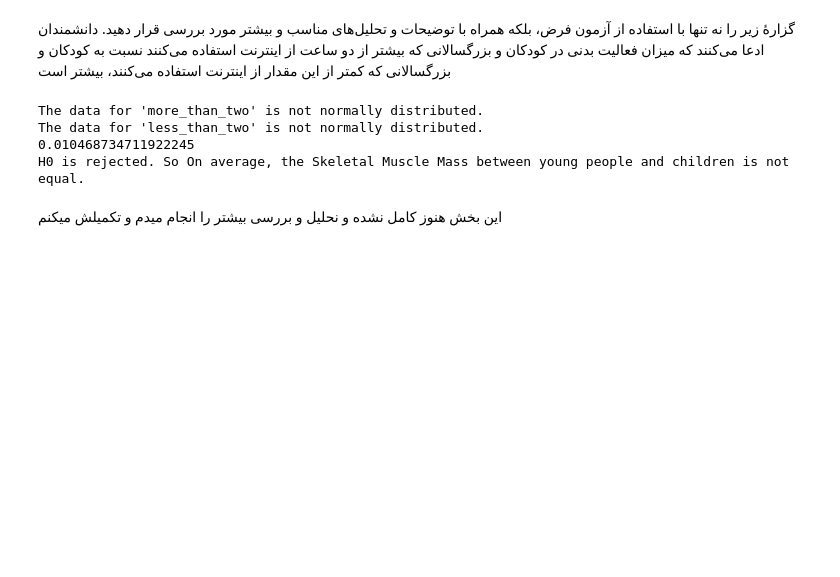
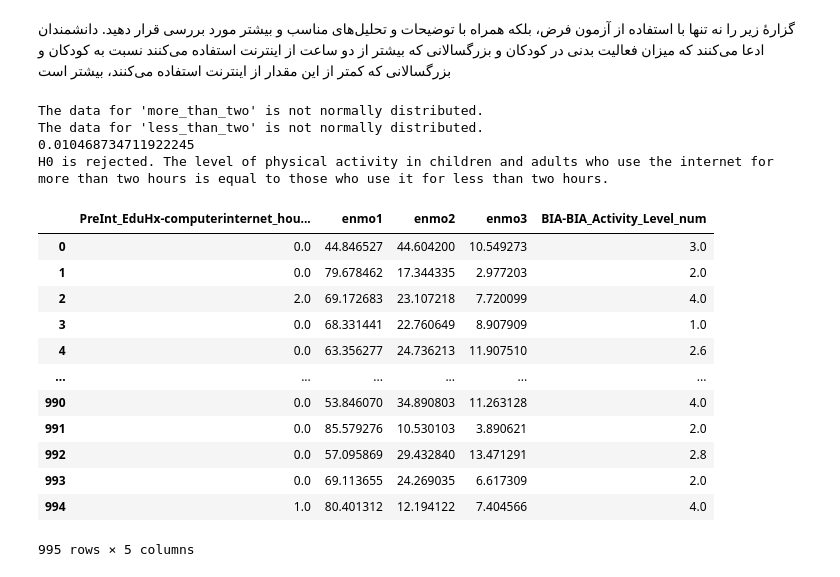
Before and after one commit to Ramtin-Karbaschi/BehaviorDetection_and_MobileMarketAnalysis, a Jupyter notebook: hypothesis_test.ipynb, the cells around one changed output. Saved outputs shown, nothing was run; the diff lists cells and outputs as text; code cells hidden in the pictures; blank space fills up the shorter version.

```diff
--- a/hypothesis_test.ipynb
+++ b/hypothesis_test.ipynb
@@ -161,15 +198,31 @@ else:
 
 stat_use, p_use = mannwhitneyu(more_than_two, less_than_two)
 print(p_use)
-
 if p_use< 0.05:
-  print('H0 is rejected. So On average, the Skeletal Muscle Mass between young people and children is not equal.')
+  print('H0 is rejected. The level of physical activity in children and adults who use the internet for more than two hours is equal to those who use it for less than two hours.')
 else:
-  print('H0 is correct and On average, the Skeletal Muscle Mass between young people and children is equal.')
+  print('H0 is correct and On average,The level of physical activity in children and adults who use the internet for more than two hours is not equal to those who use it for less than two hours.')
 # %% [output]
 The data for 'more_than_two' is not normally distributed.
 The data for 'less_than_two' is not normally distributed.
 0.010468734711922245
-H0 is rejected. So On average, the Skeletal Muscle Mass between young people and children is not equal.
+H0 is rejected. The level of physical activity in children and adults who use the internet for more than two hours is equal to those who use it for less than two hours.
-# %% [markdown]
-این بخش هنوز کامل نشده و نحلیل و بررسی بیشتر را انجام میدم و تکمیلش میکنم
+# %%
+acc_enmo = pd.read_csv('/Users/arqavan/Downloads/accelerometer_enmo.csv')
+df_h3 = pd.merge(df_h, acc_enmo, on=['id'])
+df_h3 = df_h3[['PreInt_EduHx-computerinternet_hoursday', 'enmo1', 'enmo2', 'enmo3', 'BIA-BIA_Activity_Level_num']]
+df_h3
+# %% [output]
+|  | PreInt_EduHx-computerinternet_hou... | enmo1 | enmo2 | enmo3 | BIA-BIA_Activity_Level_num |
+| 0 | 0.0 | 44.846527 | 44.604200 | 10.549273 | 3.0 |
+| 1 | 0.0 | 79.678462 | 17.344335 | 2.977203 | 2.0 |
+| 2 | 2.0 | 69.172683 | 23.107218 | 7.720099 | 4.0 |
+| 3 | 0.0 | 68.331441 | 22.760649 | 8.907909 | 1.0 |
+| 4 | 0.0 | 63.356277 | 24.736213 | 11.907510 | 2.6 |
+| ... | ... | ... | ... | ... | ... |
+| 990 | 0.0 | 53.846070 | 34.890803 | 11.263128 | 4.0 |
+| 991 | 0.0 | 85.579276 | 10.530103 | 3.890621 | 2.0 |
+| 992 | 0.0 | 57.095869 | 29.432840 | 13.471291 | 2.8 |
+| 993 | 0.0 | 69.113655 | 24.269035 | 6.617309 | 2.0 |
+| 994 | 1.0 | 80.401312 | 12.194122 | 7.404566 | 4.0 |
+995 rows × 5 columns
```
Also changed, not shown: parts of 12 cells of this notebook.
